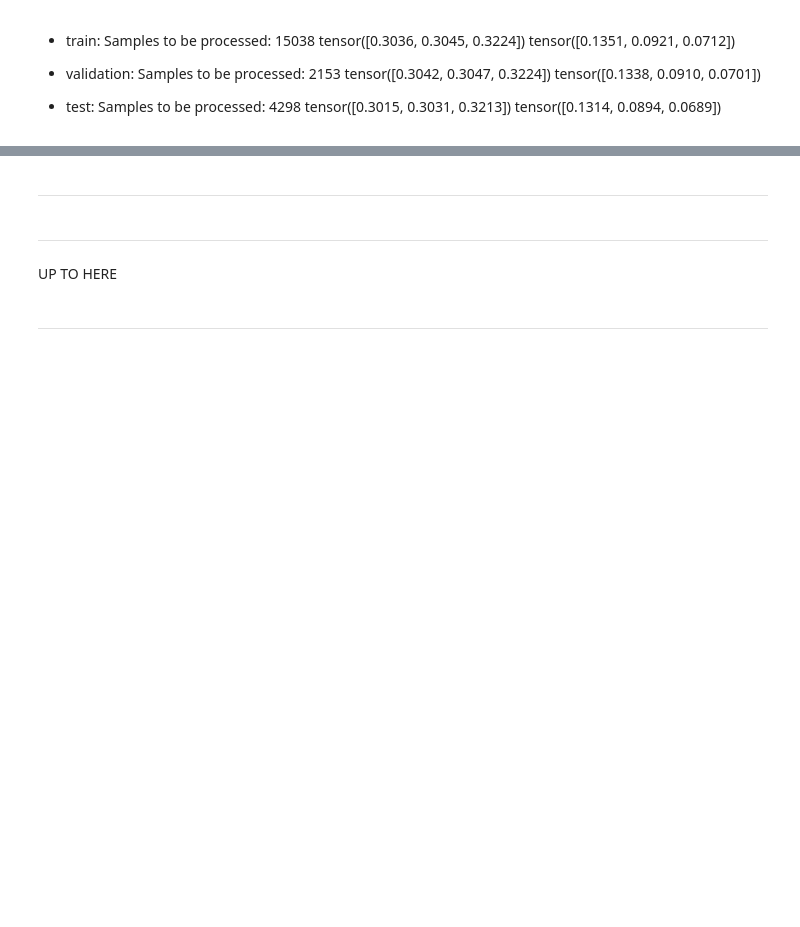
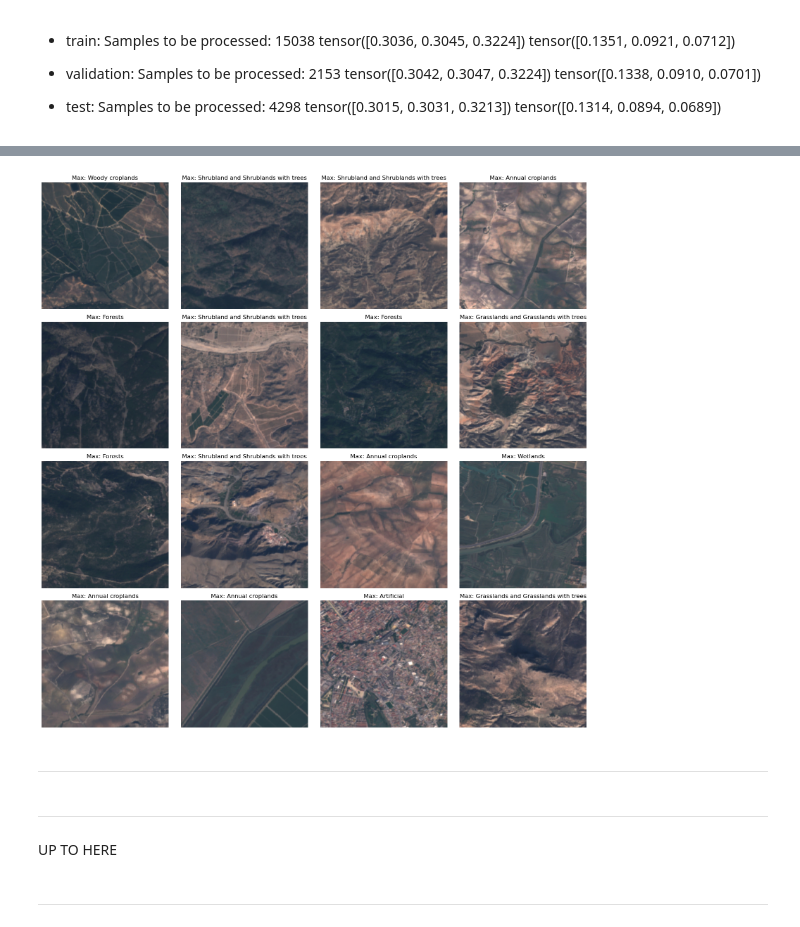
Before and after one commit to sfandres/ssl-overcome-supervised-rs, a Jupyter notebook: 03_2-PyTorch-Backbone_classifier.ipynb, the cells around one changed output, grey strips where cells are left out. Saved outputs shown, nothing was run; the diff lists cells and outputs as text; code cells hidden in the pictures; blank space fills up the shorter version.

Commit message:
Update NB03_2 with dataset loading

```diff
--- a/03_2-PyTorch-Backbone_classifier.ipynb
+++ b/03_2-PyTorch-Backbone_classifier.ipynb
@@ -190,8 +190,11 @@ Execution on cluster: False
 Execution on jupyter or cluster: Torch sharing strategy set to file_system (default)
 # %%
 # Hyperparamenters.
-exp = Experiment(epochs=epochs,
-                 batch_size=batch_size)
+exp = Experiment(
+    batch_size=batch_size,
+    epochs=epochs,
+    input_size=224,
+)
 print(f'\nDevice: {exp.device}\n')
 
 # Get current directory.
@@ -317,3 +362,24 @@ andalucia_dataset_norm = {x: AndaluciaDataset(
+# %%
+# Create figure with subplots.
+num_rows = int(dataloader['train'].batch_size ** 0.5)
+num_cols = (int(dataloader['train'].batch_size / num_rows)
+            + (dataloader['train'].batch_size % num_rows > 0))
+fig, axes = plt.subplots(nrows=num_rows,
+                         ncols=num_cols,
+                         figsize=(4*num_cols, 4*num_rows))
+
+# Take only one batch (inverse transform applied).
+inv_norm=True
+show_one_batch(axes, num_cols, dataloader['train'],
+               andalucia_dataset_norm['train'].idx_to_class,
+               batch_id=0, inv_norm=inv_norm, mean=mean_std_dict['train'][0],
+               std=mean_std_dict['train'][1])
+
+# Adjust and show image.
+plt.tight_layout()
+plt.show() if show else plt.close()
+# %% [output]
+[figure, new version]
 # %% [markdown]
 ***
 # %% [markdown]
```
Also changed, not shown: parts of 6 cells of this notebook.
